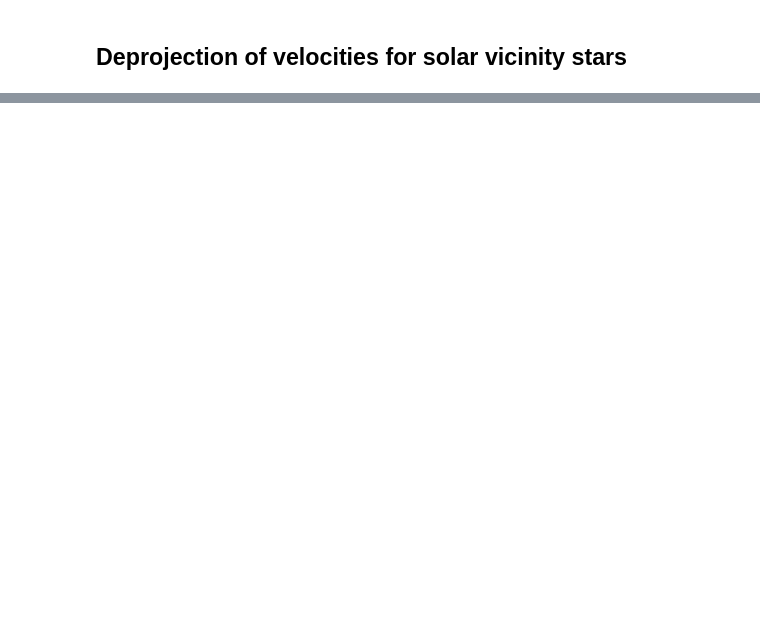
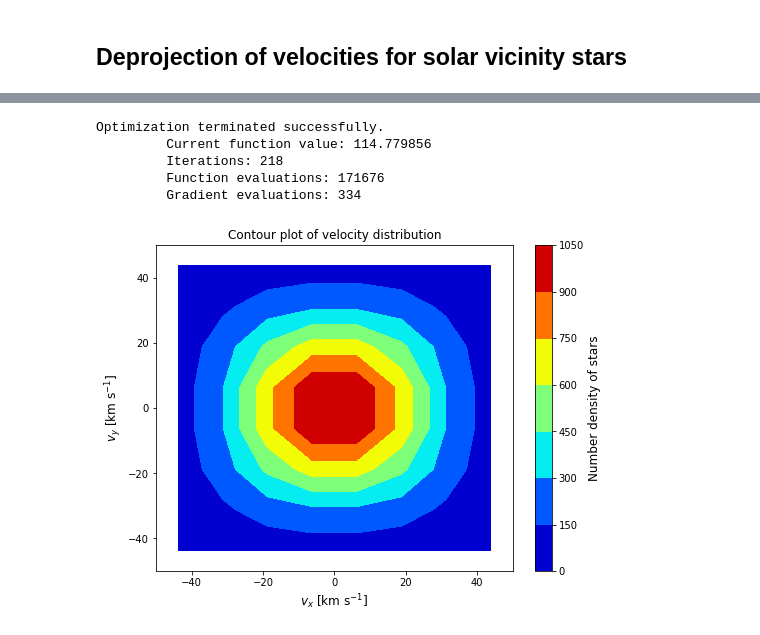
Before and after one commit to PaulMcMillan-Astro/DeprojectionProject, a Jupyter notebook: InitialDeprojectionNotebook.ipynb, the cells around one changed output, grey strips where cells are left out. Drawn from its saved outputs; the diff is of its cells as text; code cells hidden in the pictures; blank space fills up the shorter version.

```diff
--- a/InitialDeprojectionNotebook.ipynb
+++ b/InitialDeprojectionNotebook.ipynb
@@ -184,22 +176,22 @@ def calc_K(pk,rhat,vmin,dv,n):
     vr_prime =(vr[:-1] + vr[1:]) / 2
     line_bins = np.zeros((len(vr_prime),3))
 
-    pk = np.stack([pk]*len(vr_prime))
+    pk = np.stack([pk]*len(vr_prime)) #The stacking allows us to solve line equations simultaneously
     rhat = np.stack([rhat]*len(vr_prime))
     vmin = np.stack([vmin]*len(vr_prime))
     vr_primestack = np.stack([vr_prime]*3,axis=1)
 
     """We now solve the line equation again for values in the middle of each bin with a line segment in it.
     This gives us the coordinates for each relevant bin, given in line_bins.
-    Finally we computhe the length of each segment and add said value to the relevant box in our K-space."""
+    Finally we compute the length of each segment and add said value to the relevant box in our K-space."""
     v_prime = pk + vr_primestack*rhat
     line_bins += np.floor((v_prime-vmin)/ dv)
 
     line_bins = line_bins.astype(int)
 
-    line_len = vr[1:]-vr[:-1]
+    line_len = vr[1:]-vr[:-1] #Gets the length of each line
     non_zero = np.nonzero(line_len)
-    line_len = line_len[non_zero]
+    line_len = line_len[non_zero] #Removes duplicate intersections
     line_bins = line_bins[non_zero]
 
     K[line_bins[:,0],line_bins[:,1],line_bins[:,2]] = line_len/(dvx*dvy*dvz)
@@ -280,8 +272,8 @@ def sec_der(phi,sigma2,dv):
 # %%
 def phi_guess(v0,disp0,vmin,dv,n):
 
-    """Provides an initial guess of the phi values in each bin. For now only allows for a Gaussian type guess given arrays
-    with mean velocities and dispersions for each dimension."""
+    """Provides an initial guess of the phi values in each bin given an assumed distribution f(v).
+    For now only allows for a Gaussian type guess given arrays with mean velocities and dispersions for each dimension."""
 
     vxmin, vymin, vzmin = vmin
     dvx, dvy, dvz = dv
@@ -301,17 +293,16 @@ def phi_guess(v0,disp0,vmin,dv,n):
 
     """Given the velocities of each bin we compute the 3D Gaussian value."""
 
-    gx = st.norm(v0x,dispx)
+    gx = st.norm(v0x,dispx) #Gets the normal distribution for dim x given the mean velocities v0x and dispersion dispx
     gy = st.norm(v0y,dispy)
     gz = st.norm(v0z,dispz)
 
-    gxp = gx.pdf(vxc)
+    gxp = gx.pdf(vxc) #Computes the probability of our bin values being in the Gaussian
     gyp = gy.pdf(vyc)
     gzp = gz.pdf(vzc)
 
-    phix, phiy, phiz = np.meshgrid(np.log(gxp),np.log(gyp),np.log(gzp))
-
-    phi = np.array([phix,phiy,phiz])
+    #phix, phiy, phiz = np.meshgrid(np.log(gxp),np.log(gyp),np.log(gzp))
+    phi = np.meshgrid(np.log(gxp),np.log(gyp),np.log(gzp))
 
     phi_sum = np.sum(phi,axis=0)
 
@@ -353,7 +344,9 @@ def get_L(phi,*args):
 # %%
 def max_L(v0_guess,disp_guess,alpha, pvals, rhatvals, vmin, dv, n):
 
-    """Function that employs scipy.optimize.fmin_cg to maximise the function get_L()"""
+    """Function that employs scipy.optimize.fmin_cg to maximise the function get_L().
+    It takes guesses of the distribution (currently only supports Gaussian guesses) and the relevant data from the
+    star sample for which the velocity distribution is to be estimated."""
 
     dvx, dvy, dvz = dv
     nx, ny, nz = n
@@ -563,6 +578,19 @@ def plot_fv(phi,plane,vmin,dv,n):
     plt.show()
 
     return
+# %%
+v_guess = np.array([-4,1,3])
+disp_guess = np.array([50,50,50])
+
+mxl = max_L(v_guess,disp_guess,1e-5, pvals, rhatvals, vmin, dv, n)
+# %% [output]
+Optimization terminated successfully.
+         Current function value: 114.779856
+         Iterations: 218
+         Function evaluations: 171676
+         Gradient evaluations: 334
 # %%
-#plot_fv(mxl,'xy',vmin,dv,n)
+plot_fv(mxl,'xy',vmin,dv,n)
+# %% [output]
+[figure, added]
 # %%
```
Also changed, not shown: parts of 14 cells of this notebook, 1 other file.
